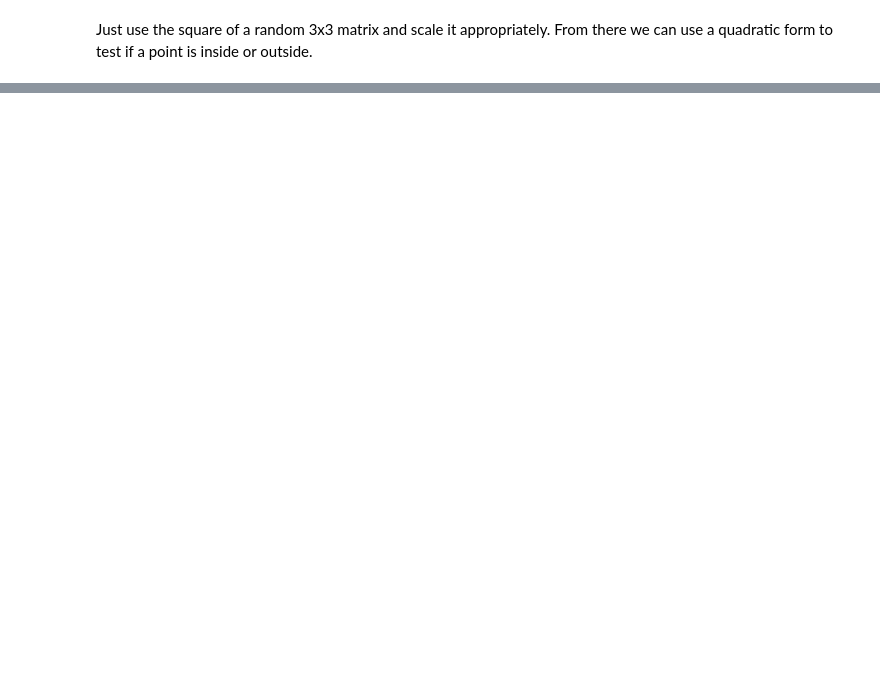
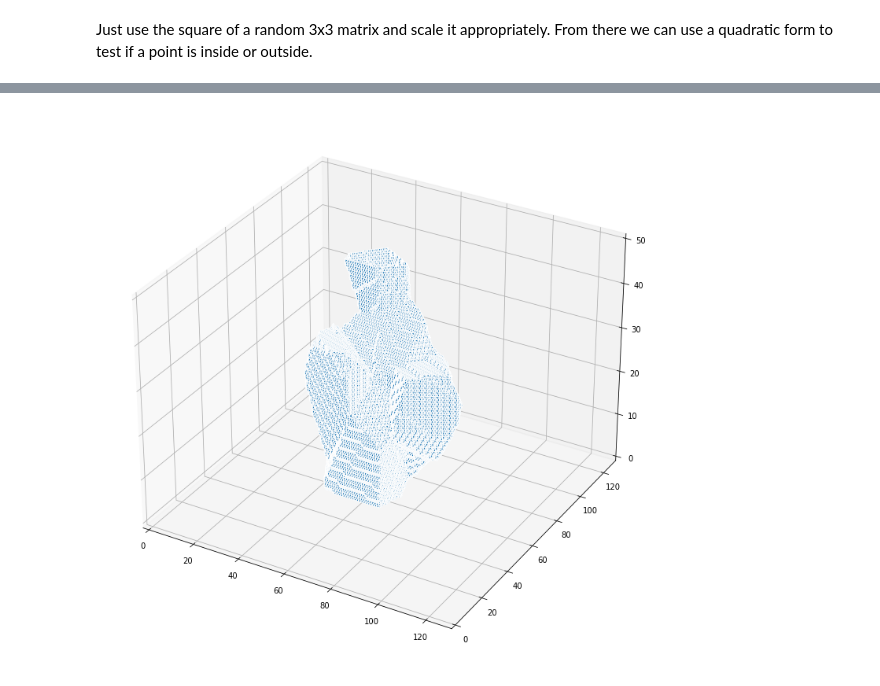
Before and after one commit to HaukeBartsch/shai-hulud, a Jupyter notebook: generateStone.ipynb, the cells around one changed output, grey strips where cells are left out. Saved outputs shown, nothing was run; the diff lists cells and outputs as text; code cells hidden in the pictures; blank space fills up the shorter version.

```diff
--- a/generateStone.ipynb
+++ b/generateStone.ipynb
@@ -92,0 +196,21 @@ len(poIn), len(poOut)
+# %%
+# generate surface
+from skimage import measure
+from mpl_toolkits.mplot3d.art3d import Poly3DCollection
+verts, faces, normals, values = measure.marching_cubes(r, 1.5)
+
+fig = plt.figure(figsize=(10, 10))
+ax = fig.add_subplot(111, projection='3d')
+
+# Fancy indexing: `verts[faces]` to generate a collection of triangles
+mesh = Poly3DCollection(verts[faces])
+mesh.set_edgecolor('w')
+ax.add_collection3d(mesh)
+
+ax.set_xlim(0, r.shape[0])
+ax.set_ylim(0, r.shape[1])
+ax.set_zlim(0, r.shape[2])
+plt.tight_layout()
+plt.show()
+# %% [output]
+[figure, added]
```
Also changed, not shown: parts of 11 cells of this notebook.
